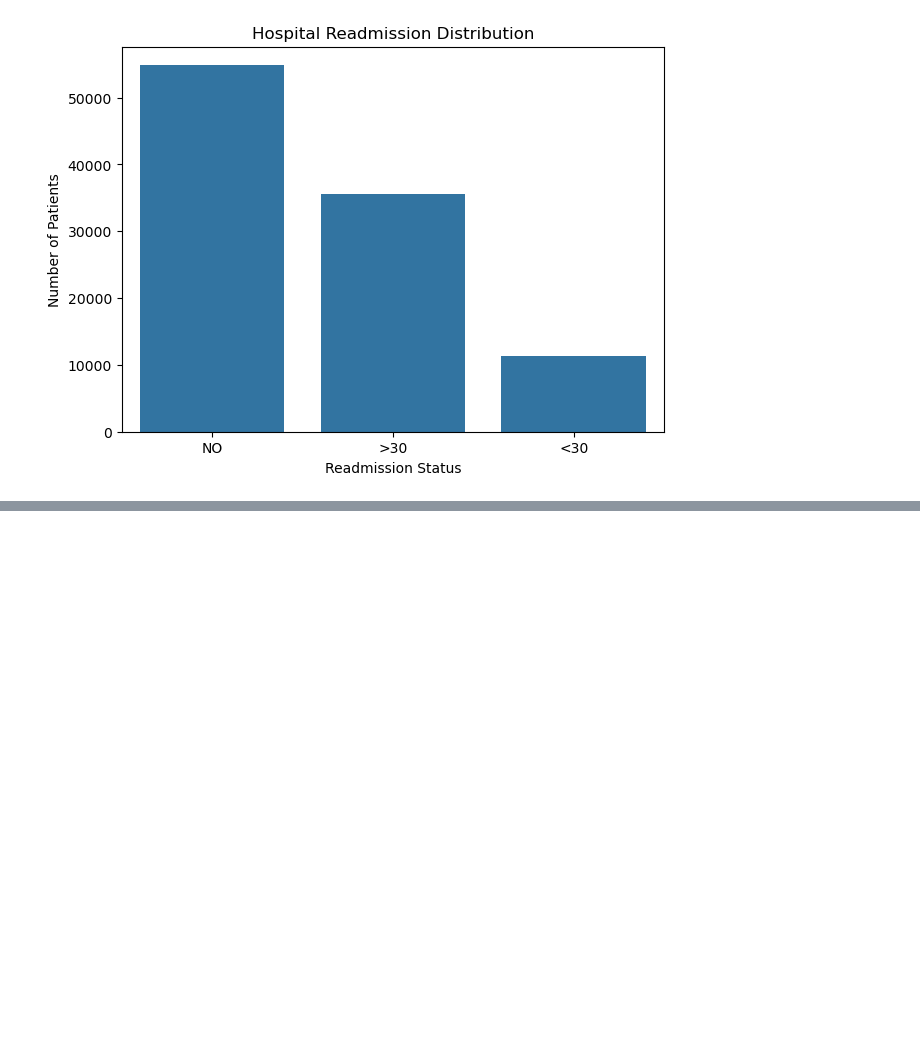
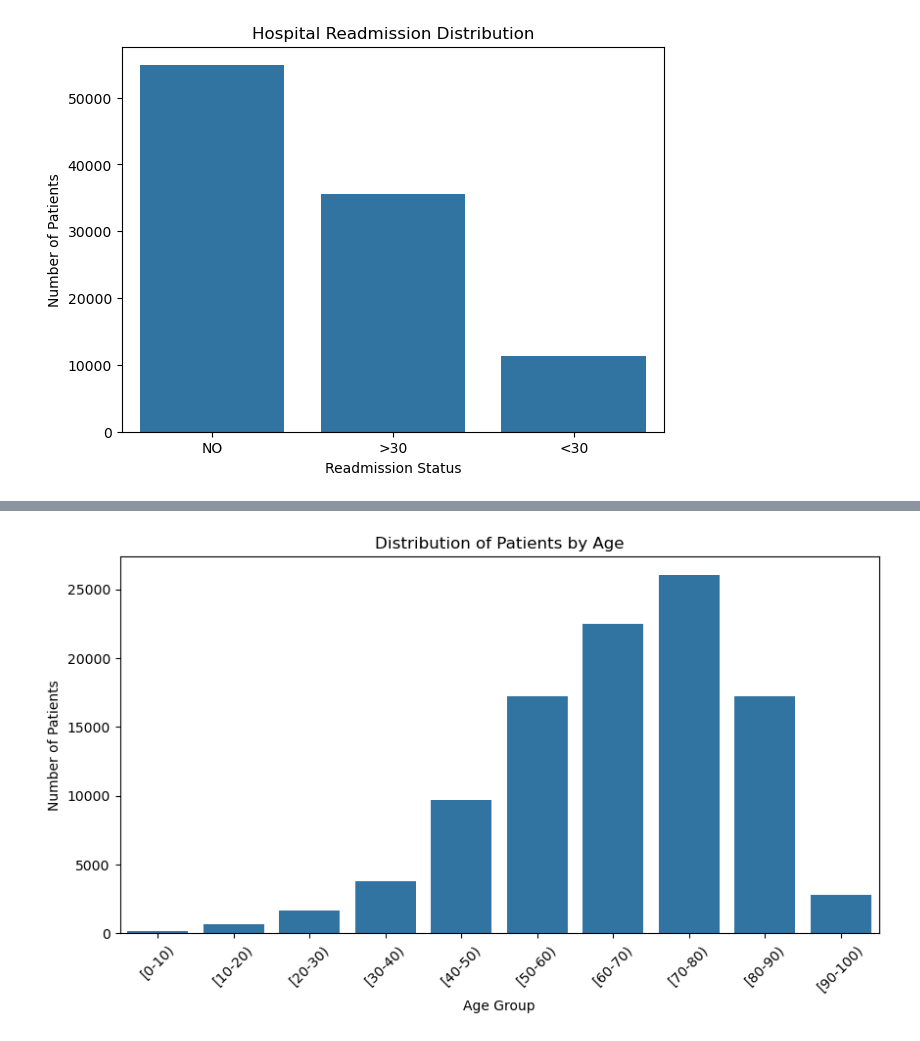
Before and after one commit to nischithpl/Hospital-Readmission-Prediction, a Jupyter notebook: notebooks/dataset1_analysis.ipynb, the cells around one changed output, grey strips where cells are left out. Cells and saved outputs as stored; diff of their text form; code cells hidden in the pictures; blank space fills up the shorter version.

```diff
--- a/notebooks/dataset1_analysis.ipynb
+++ b/notebooks/dataset1_analysis.ipynb
@@ -102,0 +164,13 @@ plt.show()
+# %%
+plt.figure(figsize=(10, 5))
+
+sns.countplot(data=df, x="age", order=sorted(df["age"].dropna().unique()))
+
+plt.title("Distribution of Patients by Age")
+plt.xlabel("Age Group")
+plt.ylabel("Number of Patients")
+plt.xticks(rotation=45)
+
+plt.show()
+# %% [output]
+[figure, added]
```
Also changed, not shown: parts of 10 cells of this notebook, 2 other files.
